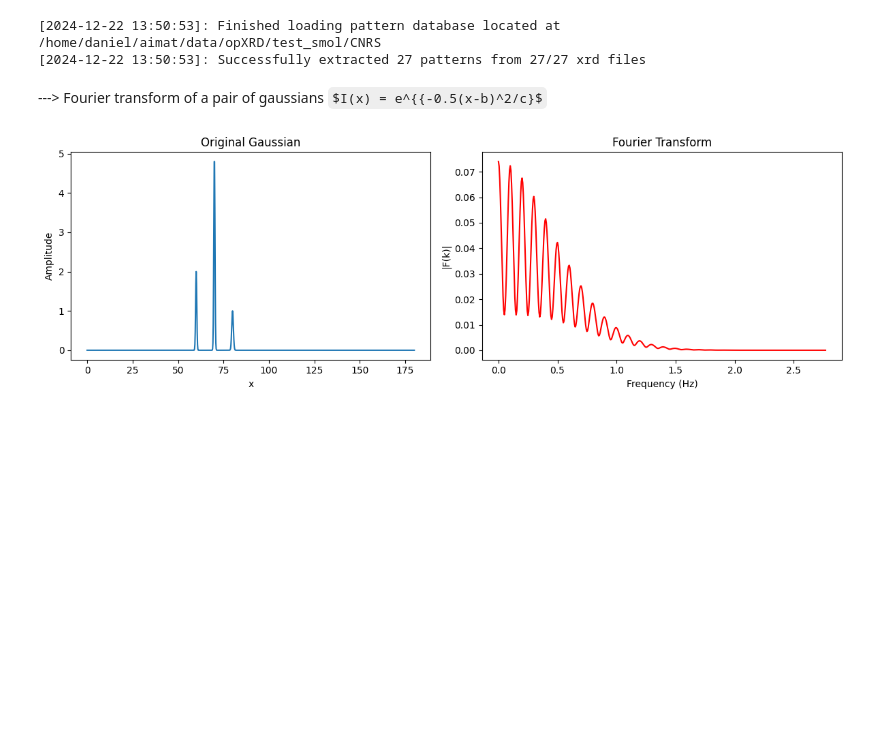
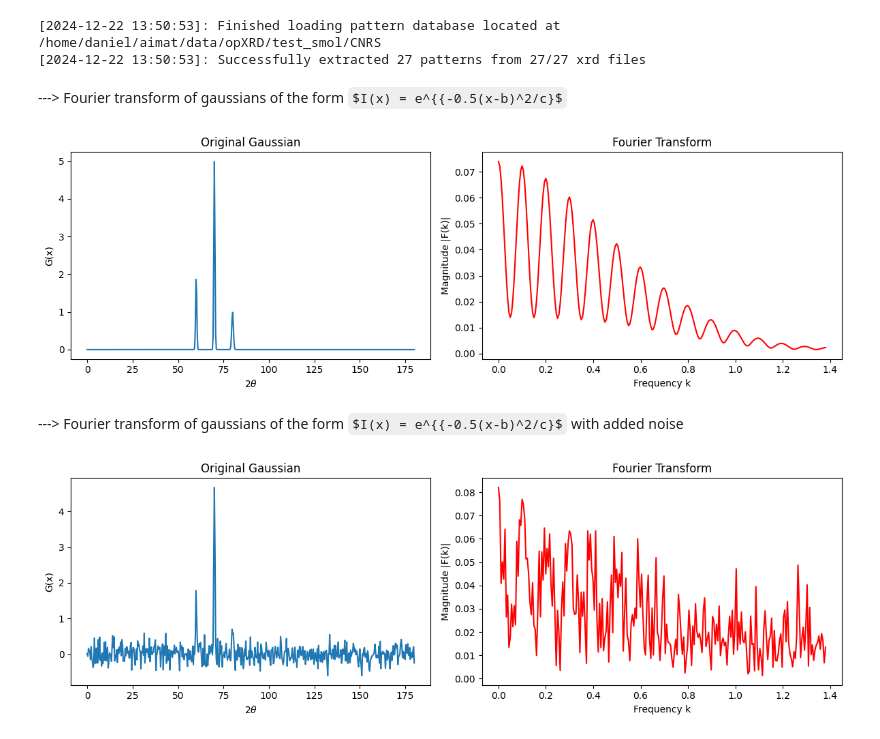
Before and after one commit to aimat-lab/opXRD, a Jupyter notebook: opxrd/plots.ipynb, the cells around one changed output. Saved outputs shown, nothing was run; the diff lists cells and outputs as text; code cells hidden in the pictures; some formulas as TeX source; blank space fills up the shorter version.

```diff
--- a/opxrd/plots.ipynb
+++ b/opxrd/plots.ipynb
@@ -28,7 +28,10 @@ from opxrd.analysis import DatabaseAnalyser
 analyser = DatabaseAnalyser(databases=test_databases, output_dirpath='/tmp/opxrd_analysis')
 # %%
-analyser.plot_reference_fourier(b1=70, b2=80, b3 = 60)
+analyser.plot_reference_fourier(b1=70, b2=80, b3 = 60, add_noise=False)
+analyser.plot_reference_fourier(b1=70, b2=80, b3 = 60, add_noise=True)
 # %% [output]
----> Fourier transform of a pair of gaussians $I(x) = e^{{-0.5(x-b)^2/c}$
+---> Fourier transform of gaussians of the form $I(x) = e^{{-0.5(x-b)^2/c}$
-[figure, old version]
+[figure, new version]
+---> Fourier transform of gaussians of the form $I(x) = e^{{-0.5(x-b)^2/c}$ with added noise
+[figure, added]
 # %%
```
Also changed, not shown: parts of 3 cells of this notebook, 1 other file.
